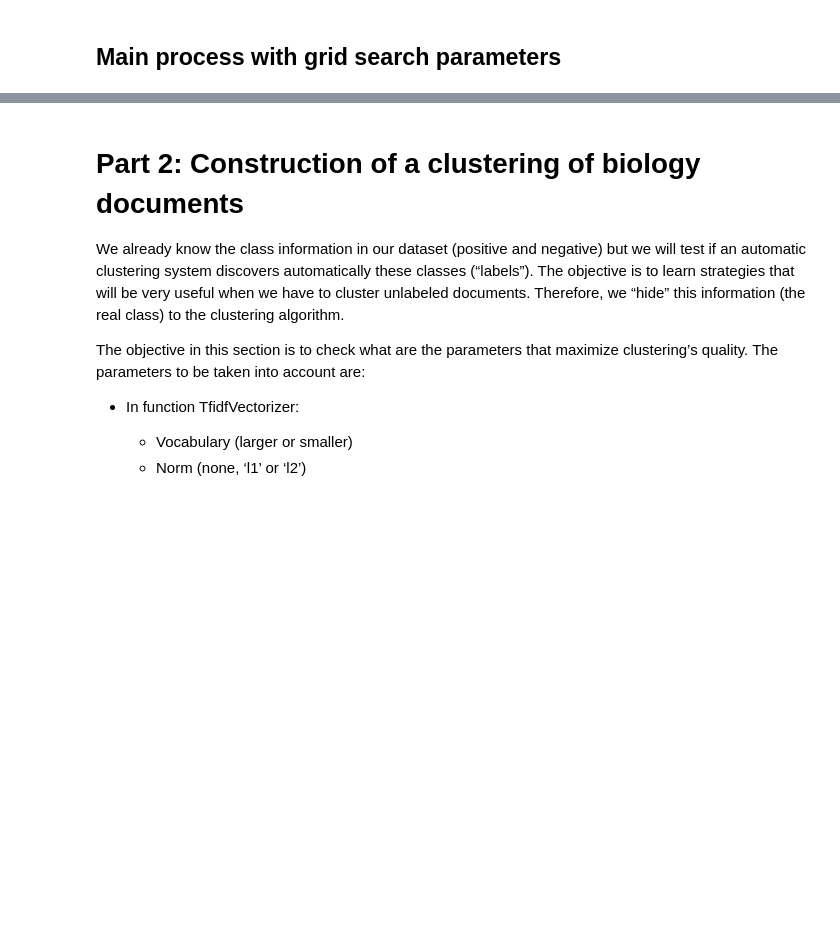
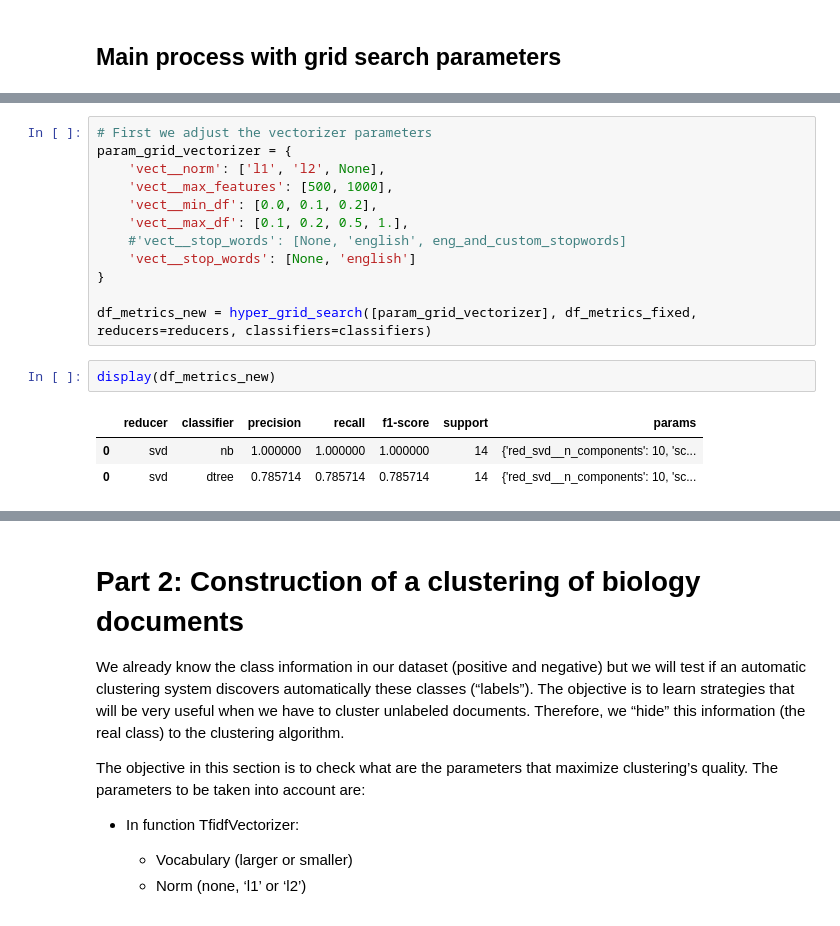
Before and after one commit to nandoide/MINTEX, a Jupyter notebook: TextMining_Assignment.ipynb, the cells around one changed output, grey strips where cells are left out. Cells and saved outputs as stored; diff of their text form; blank space fills up the shorter version.

Commit message:
WIP hypergrid implemented

```diff
--- a/TextMining_Assignment.ipynb
+++ b/TextMining_Assignment.ipynb
@@ -468,0 +434,18 @@ plt.plot(data_classifier_grid['accuracy'].values);
+# %%
+# First we adjust the vectorizer parameters
+param_grid_vectorizer = {
+    'vect__norm': ['l1', 'l2', None],
+    'vect__max_features': [500, 1000],
+    'vect__min_df': [0.0, 0.1, 0.2],
+    'vect__max_df': [0.1, 0.2, 0.5, 1.],
+    #'vect__stop_words': [None, 'english', eng_and_custom_stopwords]
+    'vect__stop_words': [None, 'english']
+}
+
+df_metrics_new = hyper_grid_search([param_grid_vectorizer], df_metrics_fixed, reducers=reducers, classifiers=classifiers)
+# %%
+display(df_metrics_new)
+# %% [output]
+|  | reducer | classifier | precision | recall | f1-score | support | params |
+| 0 | svd | nb | 1.000000 | 1.000000 | 1.000000 | 14 | {'red_svd__n_components': 10, 'sc... |
+| 0 | svd | dtree | 0.785714 | 0.785714 | 0.785714 | 14 | {'red_svd__n_components': 10, 'sc... |
```
Also changed, not shown: parts of 18 cells of this notebook.
